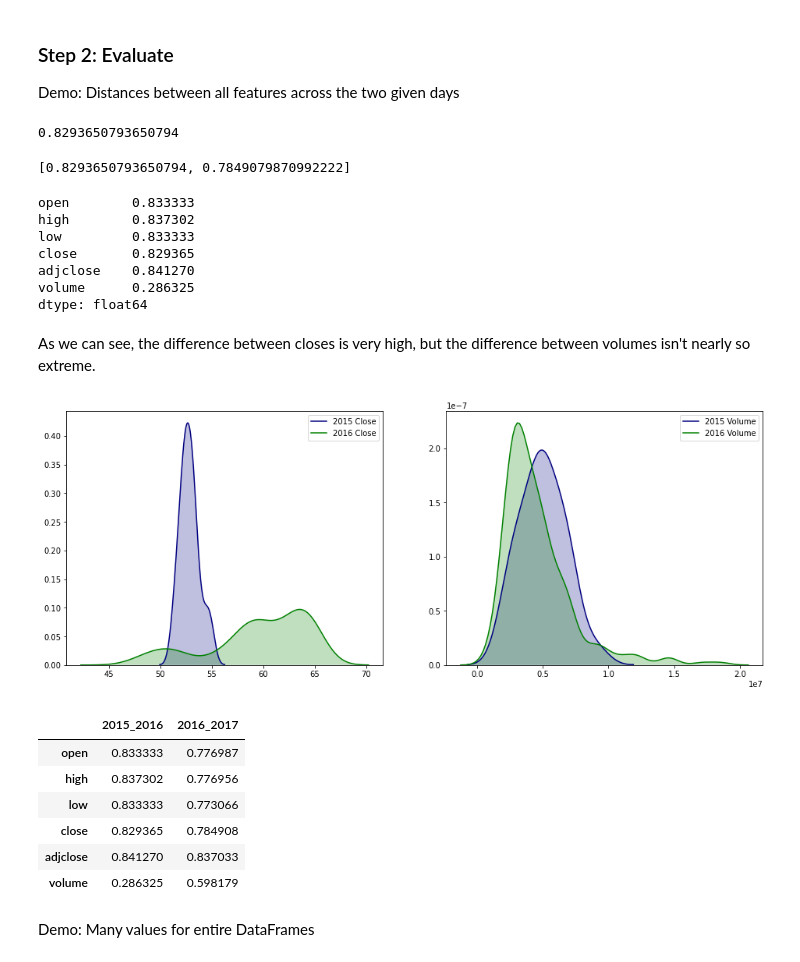
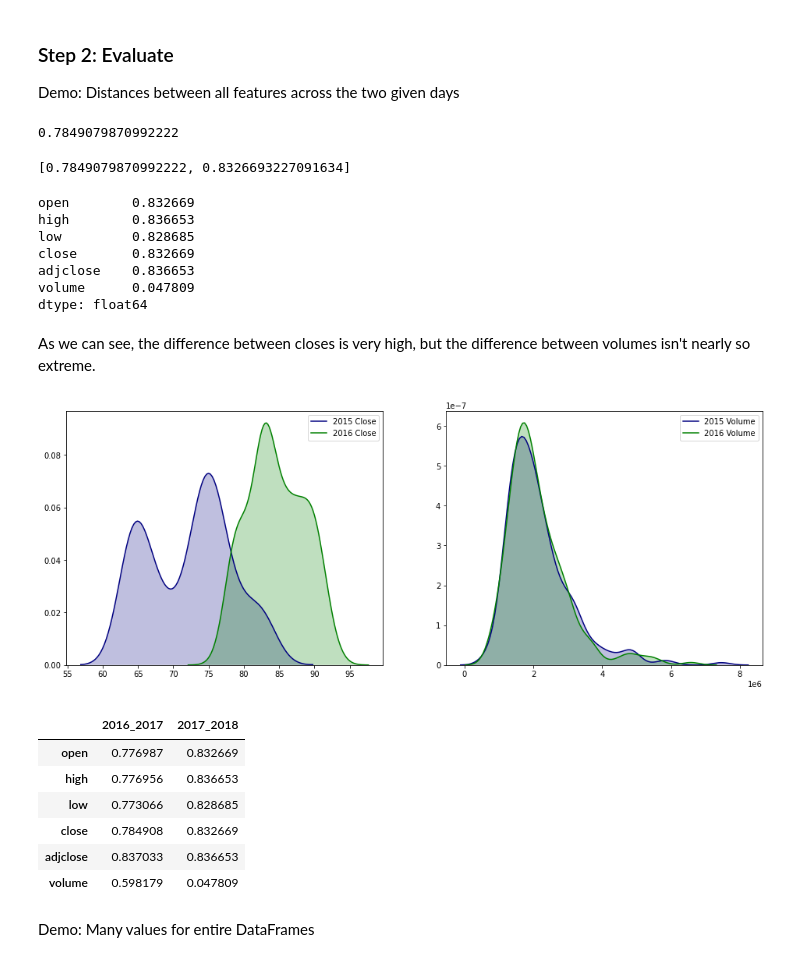
Before and after one commit to timbook/modelmonitor, a Jupyter notebook: demo.ipynb, the cells around one changed output. Drawn from its saved outputs; the diff is of its cells as text; code cells hidden in the pictures.

```diff
--- a/demo.ipynb
+++ b/demo.ipynb
@@ -72,47 +71,48 @@ mm = ModelMonitor(metric=ks)
 
 Demo: Distances between all features across the two given days
 # %%
-data15 = data[data.year == 2015].drop(columns='year')
+# data15 = data[data.year == 2015].drop(columns='year')
 data16 = data[data.year == 2016].drop(columns='year')
 data17 = data[data.year == 2017].drop(columns='year')
+data18 = data[data.year == 2018].drop(columns='year')
 # %%
-mm.evaluate(data15.close, data16.close)
+mm.evaluate(data16.close, data17.close)
 # %% [output]
-0.8293650793650794
+0.7849079870992222
 # %%
-mm.evaluate(data15.close, data16.close, data17.close)
+mm.evaluate(data16.close, data17.close, data18.close)
 # %% [output]
-[0.8293650793650794, 0.7849079870992222]
+[0.7849079870992222, 0.8326693227091634]
 # %%
-mm.evaluate(data15, data16)
+mm.evaluate(data17, data18)
 # %% [output]
-open        0.833333
-high        0.837302
-low         0.833333
-close       0.829365
-adjclose    0.841270
-volume      0.286325
+open        0.832669
+high        0.836653
+low         0.828685
+close       0.832669
+adjclose    0.836653
+volume      0.047809
 dtype: float64
 # %% [markdown]
 As we can see, the difference between closes is very high, but the difference between volumes isn't nearly so extreme.
 # %%
 fig, axs = plt.subplots(1, 2, figsize=(16, 6))
-sns.kdeplot(data15.close, shade=True, color='navy', label='2015 Close', ax=axs[0])
-sns.kdeplot(data16.close, shade=True, color='green', label='2016 Close', ax=axs[0])
-sns.kdeplot(data15.volume, shade=True, color='navy', label='2015 Volume', ax=axs[1])
-sns.kdeplot(data16.volume, shade=True, color='green', label='2016 Volume', ax=axs[1]);
+sns.kdeplot(data17.close, shade=True, color='navy', label='2015 Close', ax=axs[0])
+sns.kdeplot(data18.close, shade=True, color='green', label='2016 Close', ax=axs[0])
+sns.kdeplot(data17.volume, shade=True, color='navy', label='2015 Volume', ax=axs[1])
+sns.kdeplot(data18.volume, shade=True, color='green', label='2016 Volume', ax=axs[1]);
 # %% [output]
-[figure, old version]
+[figure, new version]
 # %%
-mm.evaluate(data15, data16, data17, labels=[2015, 2016, 2017])
+mm.evaluate(data16, data17, data18, labels=[2016, 2017, 2018])
 # %% [output]
-|  | 2015_2016 | 2016_2017 |
-| open | 0.833333 | 0.776987 |
-| high | 0.837302 | 0.776956 |
-| low | 0.833333 | 0.773066 |
-| close | 0.829365 | 0.784908 |
-| adjclose | 0.841270 | 0.837033 |
-| volume | 0.286325 | 0.598179 |
+|  | 2016_2017 | 2017_2018 |
+| open | 0.776987 | 0.832669 |
+| high | 0.776956 | 0.836653 |
+| low | 0.773066 | 0.828685 |
+| close | 0.784908 | 0.832669 |
+| adjclose | 0.837033 | 0.836653 |
+| volume | 0.598179 | 0.047809 |
 # %% [markdown]
 Demo: Many values for entire DataFrames
 # %%
```
Also changed, not shown: parts of 1 cell of this notebook.
